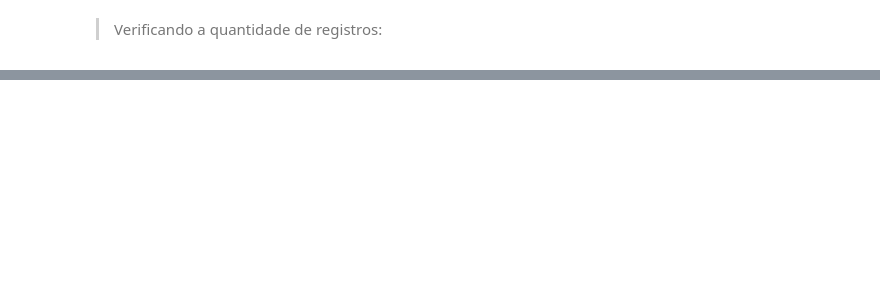
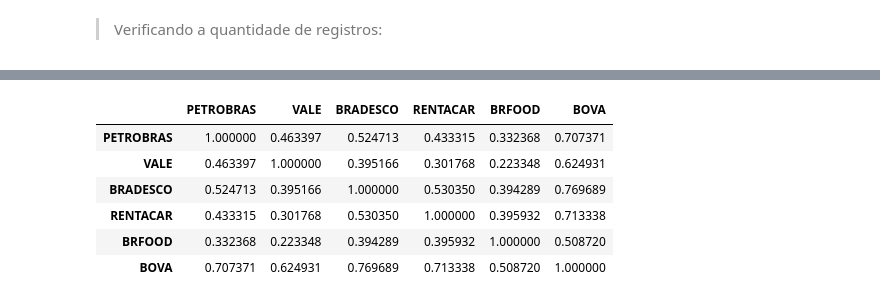
Before and after one commit to CGVARGAS/risco_portfolio_acoes, a Jupyter notebook: risco_portfolio_acoes.ipynb, the cells around one changed output, grey strips where cells are left out. Drawn from its saved outputs; the diff is of its cells as text; code cells hidden in the pictures; blank space fills up the shorter version.

```diff
--- a/risco_portfolio_acoes.ipynb
+++ b/risco_portfolio_acoes.ipynb
@@ -107,0 +165,11 @@ dataset2024.shape
+# %%
+# Empresas BOVA: http://bvmf.bmfbovespa.com.br/indices/ResumoCarteiraQuadrimestre.aspx?Indice=IBOV&idioma=pt-br
+taxa_retorno.corr()
+# %% [output]
+|  | PETROBRAS | VALE | BRADESCO | RENTACAR | BRFOOD | BOVA |
+| PETROBRAS | 1.000000 | 0.463397 | 0.524713 | 0.433315 | 0.332368 | 0.707371 |
+| VALE | 0.463397 | 1.000000 | 0.395166 | 0.301768 | 0.223348 | 0.624931 |
+| BRADESCO | 0.524713 | 0.395166 | 1.000000 | 0.530350 | 0.394289 | 0.769689 |
+| RENTACAR | 0.433315 | 0.301768 | 0.530350 | 1.000000 | 0.395932 | 0.713338 |
+| BRFOOD | 0.332368 | 0.223348 | 0.394289 | 0.395932 | 1.000000 | 0.508720 |
+| BOVA | 0.707371 | 0.624931 | 0.769689 | 0.713338 | 0.508720 | 1.000000 |
```
Also changed, not shown: parts of 26 cells of this notebook, 1 other file.
